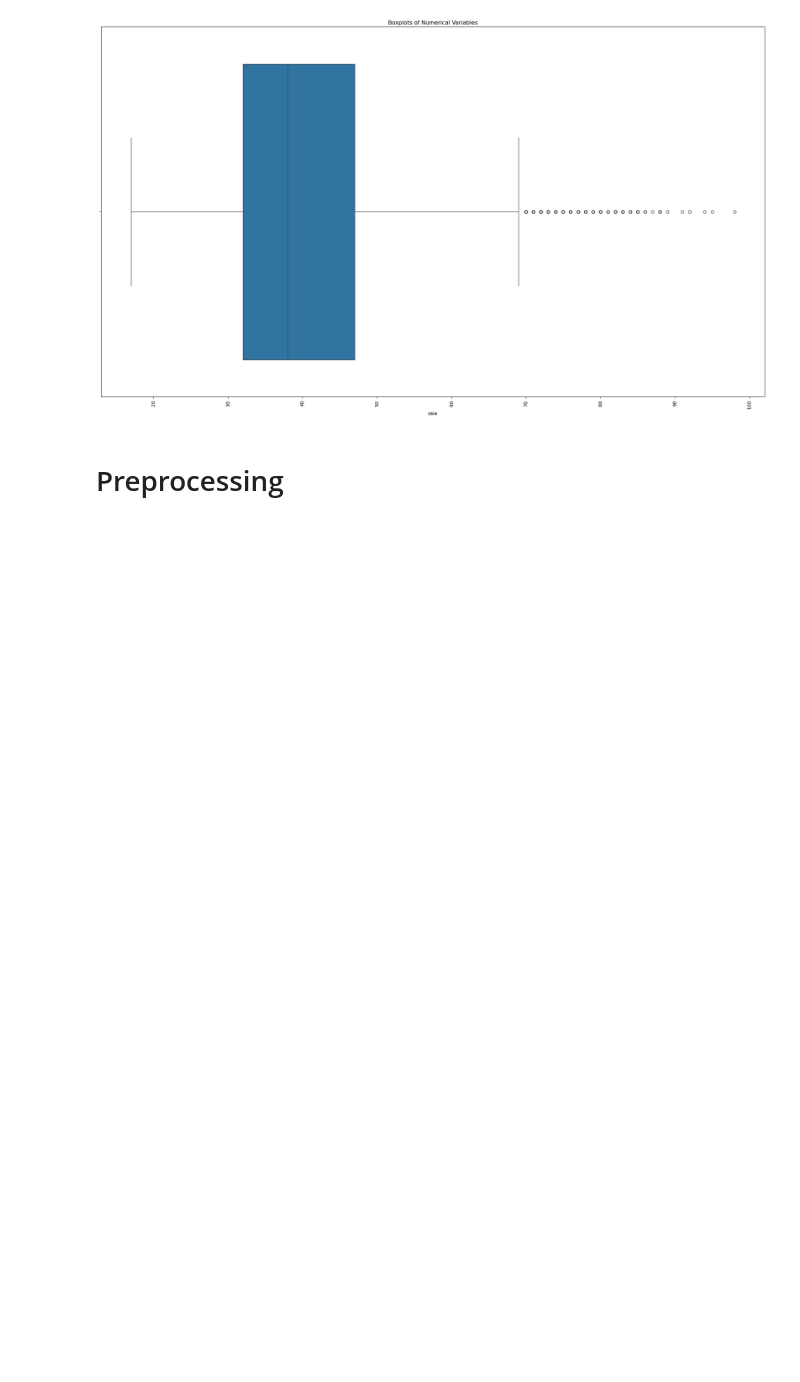
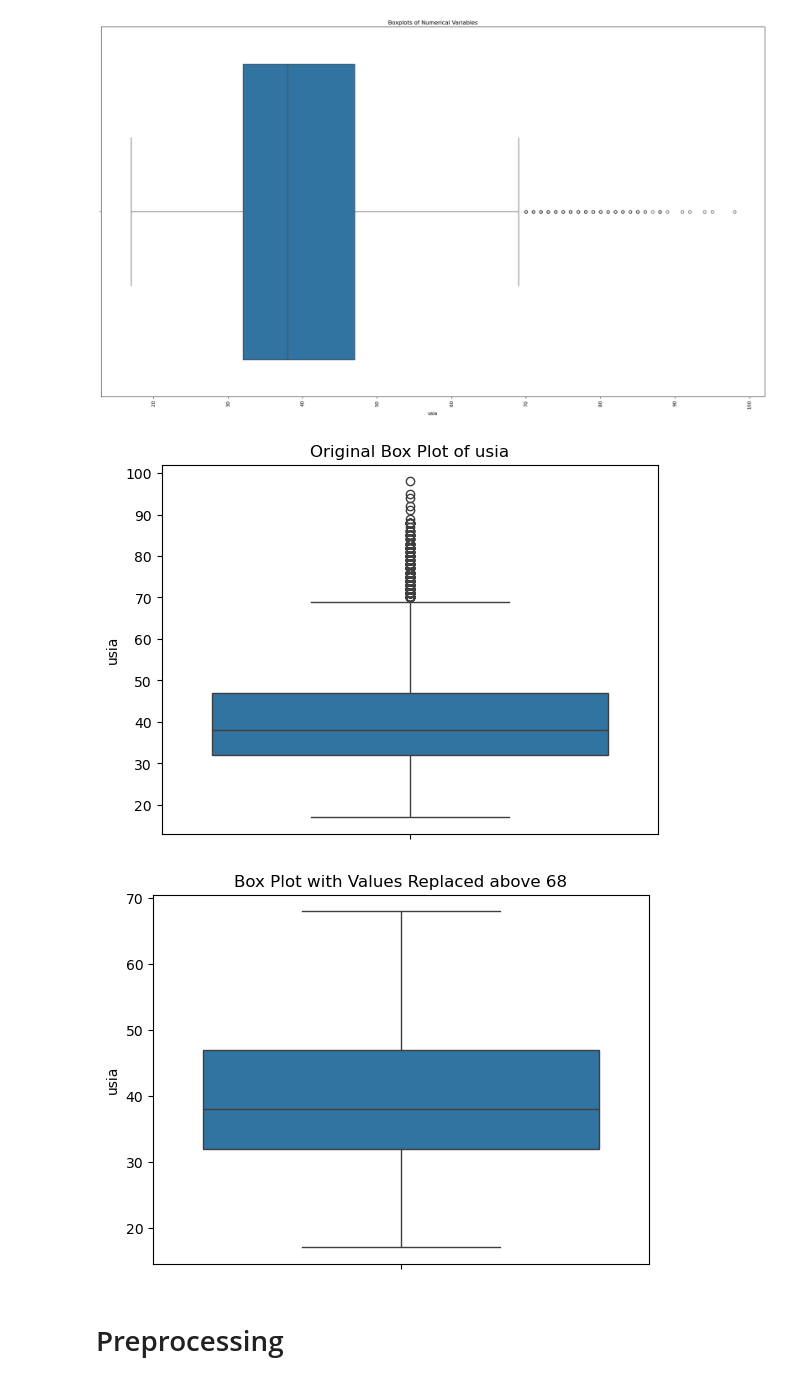
Before and after one commit to 6n6j6m/Data-Quest-Challenge-DSI, a Jupyter notebook: main.ipynb, the cells around one changed output. Saved outputs shown, nothing was run; the diff lists cells and outputs as text; code cells hidden in the pictures; blank space fills up the shorter version.

```diff
--- a/main.ipynb
+++ b/main.ipynb
@@ -279,22 +279,25 @@ plt.tight_layout()
 # %% [output]
 [figure]
 # %%
-# # Threshold atas
-# def replace_values_above_threshold(data_train, column, threshold):
-#     sns.boxplot(data_train[column])
-#     plt.title(f'Original Box Plot of {column}')
-#     plt.show()
+# Threshold atas
+def replace_values_above_threshold(data_train, column, threshold):
+    sns.boxplot(data_train[column])
+    plt.title(f'Original Box Plot of {column}')
+    plt.show()
 
-#     above_threshold = data_train[column] > threshold
-#     data_train.loc[above_threshold, column] = threshold
+    above_threshold = data_train[column] > threshold
+    data_train.loc[above_threshold, column] = threshold
 
-#     sns.boxplot(data_train[column])
-#     plt.title(f'Box Plot with Values Replaced above {threshold}')
-#     plt.show()
+    sns.boxplot(data_train[column])
+    plt.title(f'Box Plot with Values Replaced above {threshold}')
+    plt.show()
 
-#     return train
+    return train
 
-# train = replace_values_above_threshold(train, 'usia', 68)
+train = replace_values_above_threshold(train, 'usia', 68)
+# %% [output]
+[figure, added]
+[figure, added]
 # %% [markdown]
 # Preprocessing
 # %%
```
Also changed, not shown: parts of 3 cells of this notebook.
